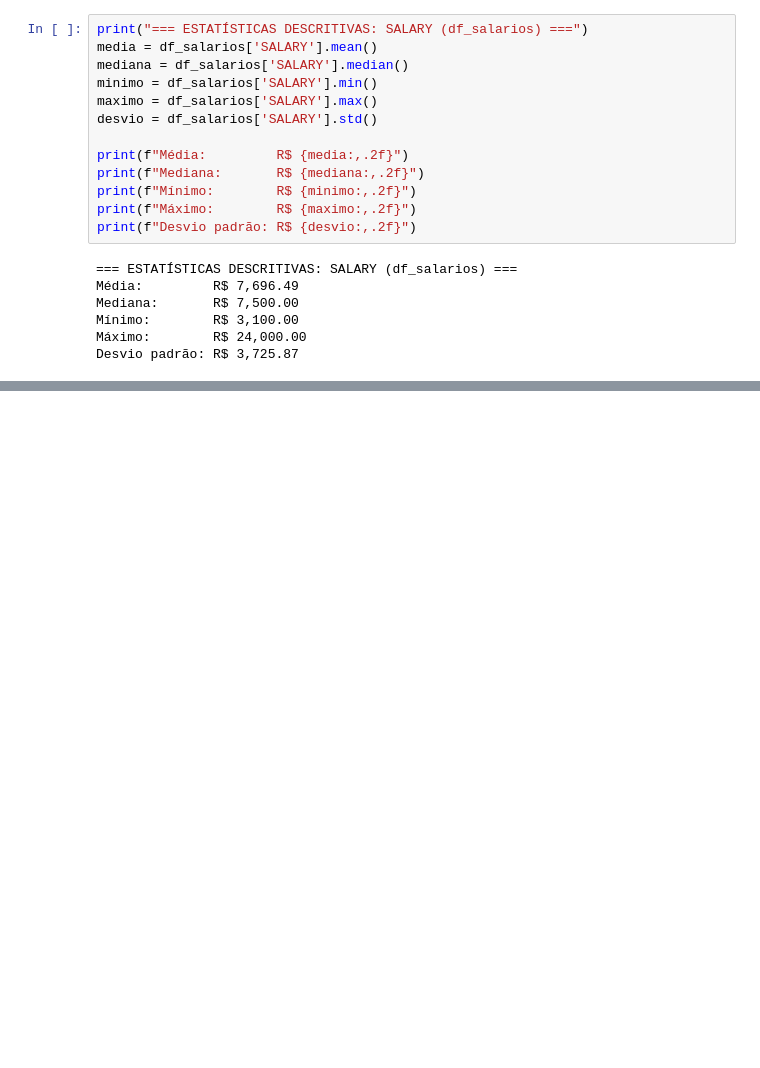
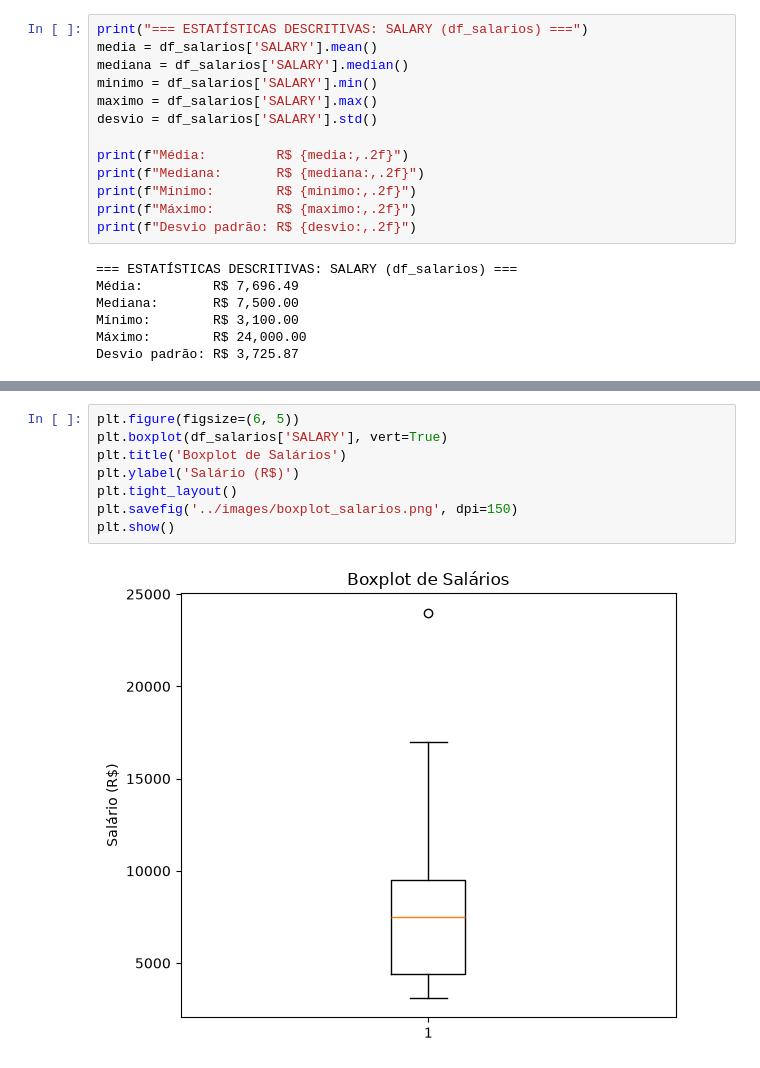
Before and after one commit to line26txs-boop/bi-hr-freesql-analysis, a Jupyter notebook: analysis/eda_salarios_rh.ipynb, the cells around one changed output, grey strips where cells are left out. Cells and saved outputs as stored; diff of their text form; blank space fills up the shorter version.

```diff
--- a/analysis/eda_salarios_rh.ipynb
+++ b/analysis/eda_salarios_rh.ipynb
@@ -166,0 +169,10 @@ Desvio padrão: R$ 3,725.87
+# %%
+plt.figure(figsize=(6, 5))
+plt.boxplot(df_salarios['SALARY'], vert=True)
+plt.title('Boxplot de Salários')
+plt.ylabel('Salário (R$)')
+plt.tight_layout()
+plt.savefig('../images/boxplot_salarios.png', dpi=150)
+plt.show()
+# %% [output]
+[figure, added]
```
Also changed, not shown: parts of 4 cells of this notebook, 4 other files.
